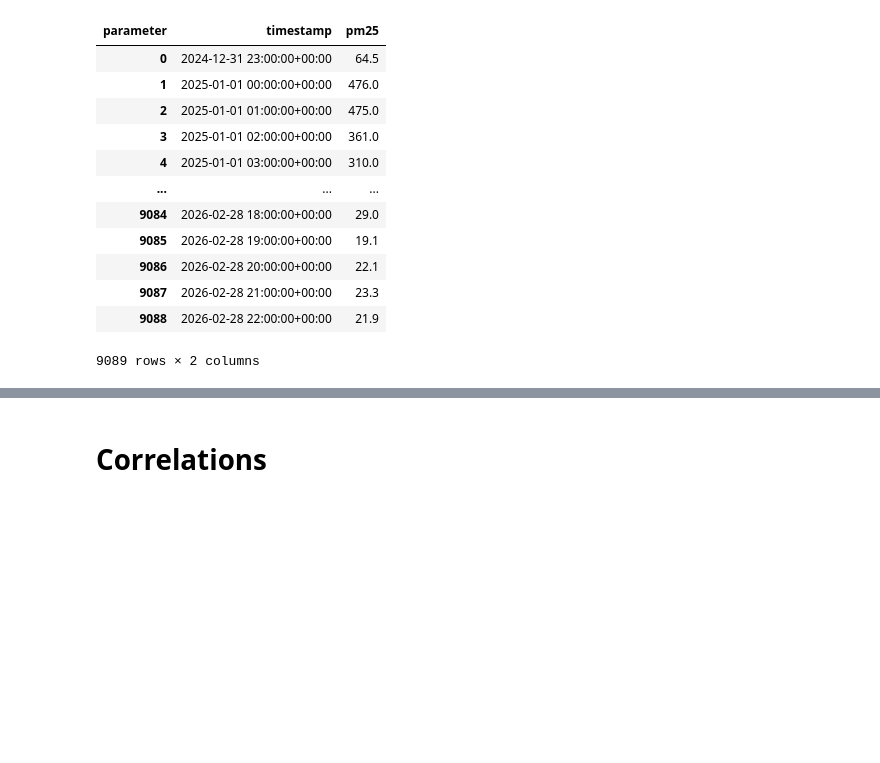
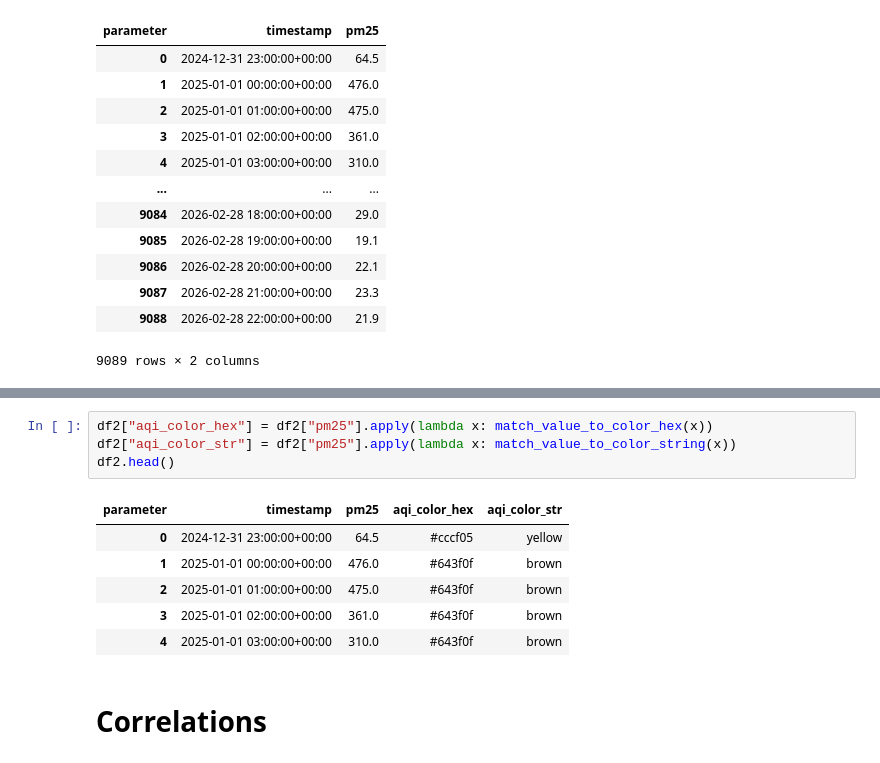
Before and after one commit to Lucamiras/air_quality_sensor, a Jupyter notebook: notebooks/eda.ipynb, the cells around one changed output, grey strips where cells are left out. Saved outputs shown, nothing was run; the diff lists cells and outputs as text; blank space fills up the shorter version.

```diff
--- a/notebooks/eda.ipynb
+++ b/notebooks/eda.ipynb
@@ -81,3 +119,14 @@ df2
+# %%
+df2["aqi_color_hex"] = df2["pm25"].apply(lambda x: match_value_to_color_hex(x))
+df2["aqi_color_str"] = df2["pm25"].apply(lambda x: match_value_to_color_string(x))
+df2.head()
+# %% [output]
+| parameter | timestamp | pm25 | aqi_color_hex | aqi_color_str |
+| 0 | 2024-12-31 23:00:00+00:00 | 64.5 | #cccf05 | yellow |
+| 1 | 2025-01-01 00:00:00+00:00 | 476.0 | #643f0f | brown |
+| 2 | 2025-01-01 01:00:00+00:00 | 475.0 | #643f0f | brown |
+| 3 | 2025-01-01 02:00:00+00:00 | 361.0 | #643f0f | brown |
+| 4 | 2025-01-01 03:00:00+00:00 | 310.0 | #643f0f | brown |
 # %% [markdown]
 # Correlations
 # %%
```
Also changed, not shown: parts of 9 cells of this notebook, 1 other file.
